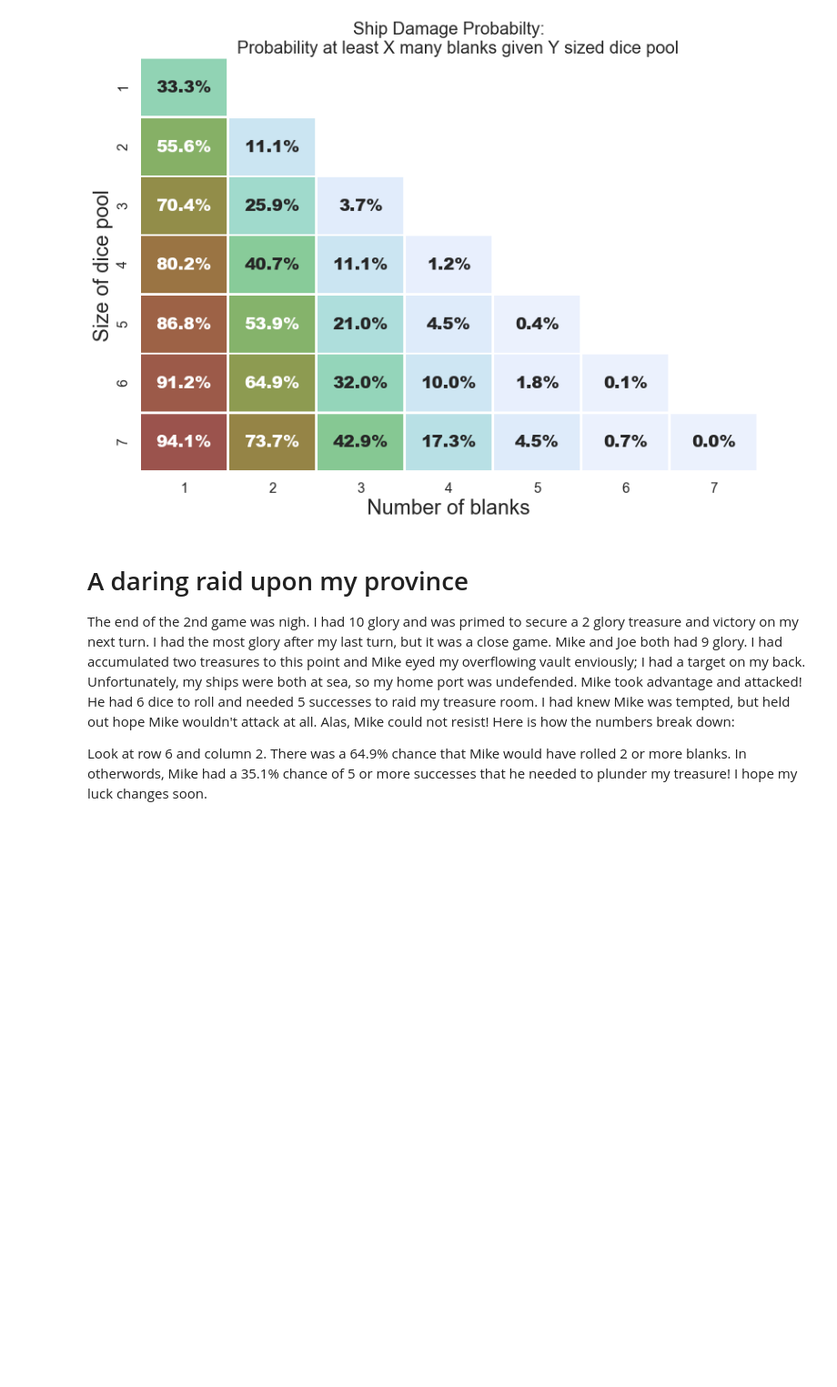
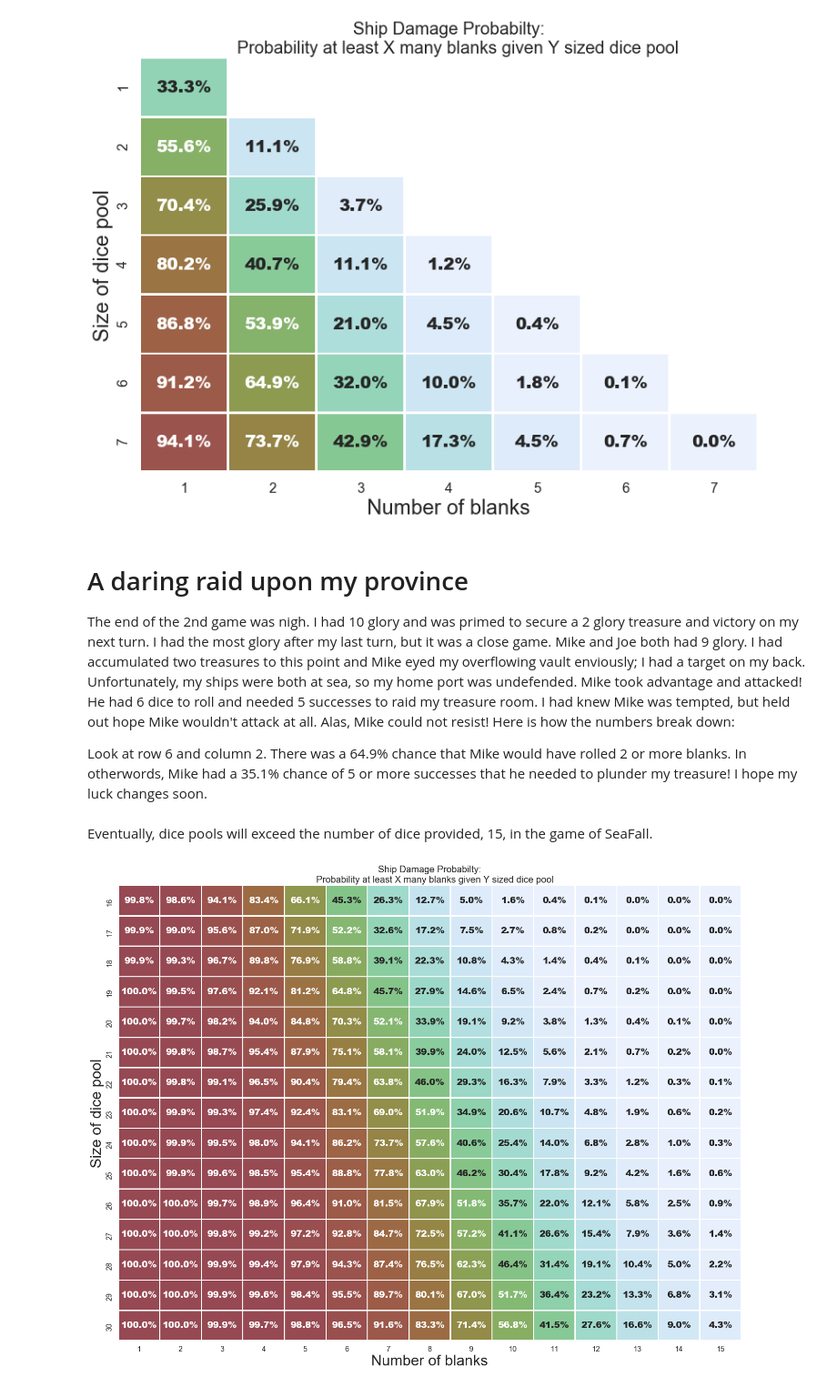
Before and after one commit to cardboardai/boardgame-bookie, a Jupyter notebook: boardgames/seafall/Ship Damage Probability.ipynb, the cells around one changed output. Shown at 91% size. Cells and saved outputs as stored; diff of their text form; code cells hidden in the pictures; blank space fills up the shorter version.

```diff
--- a/boardgames/seafall/Ship Damage Probability.ipynb
+++ b/boardgames/seafall/Ship Damage Probability.ipynb
@@ -165,8 +166,8 @@ print(cursed_probability)
 # SDP matrix
 There are 15 dice within Seafall, so a matrix should be large enough to assess the situation where all 15 are rolled. Since the early game does not use near this many dice, several visualizations will be created.
 # %%
-row_blank = numpy.arange(1,16) # number of dice showing the blank face
-col_dice = numpy.arange(1,16) # number of dice in the pool
+row_blank = numpy.arange(1,31) # number of dice showing the blank face
+col_dice = numpy.arange(1,31) # number of dice in the pool
 sdp = numpy.zeros((numpy.size(row_blank),numpy.size(col_dice)))
 prob = [prob_blank_or_worse(*i) for i in itertools.product(row_blank, col_dice)]
 ind = [tuple(numpy.subtract(i,1)) for i in itertools.product(row_blank, col_dice)]
@@ -229,3 +236,31 @@ fig.savefig("sdp_gte_7.pdf")
 The end of the 2nd game was nigh. I had 10 glory and was primed to secure a 2 glory treasure and victory on my next turn. I had the most glory after my last turn, but it was a close game. Mike and Joe both had 9 glory. I had accumulated two treasures to this point and Mike eyed my overflowing vault enviously; I had a target on my back. Unfortunately, my ships were both at sea, so my home port was undefended. Mike took advantage and attacked! He had 6 dice to roll and needed 5 successes to raid my treasure room. I had knew Mike was tempted, but held out hope Mike wouldn't attack at all. Alas, Mike could not resist! Here is how the numbers break down:
 
 Look at row 6 and column 2. There was a 64.9% chance that Mike would have rolled 2 or more blanks. In otherwords, Mike had a 35.1% chance of 5 or more successes that he needed to plunder my treasure! I hope my luck changes soon.
+# %% [markdown]
+Eventually, dice pools will exceed the number of dice provided, 15, in the game of SeaFall.
+# %%
+sdp_dataframe_30 = sdp_dataframe_stack.loc[(sdp_dataframe_stack["number_blank"] < 16) &
+                                          (sdp_dataframe_stack["number_dice_pool"] > 15)]
+sdp_mask_30 = numpy.triu(numpy.ones((15,15)), 1)
+sdp_pivot_30 = sdp_dataframe_30.pivot("number_dice_pool",
+                                    "number_blank",
+                                    "probability_GTE_to_number_blank")
+
+seaborn.set(style = "white")
+seaborn.set_context("poster")
+matplotlib.pyplot.figure(figsize=(24, 18))
+ax2 = seaborn.heatmap(sdp_pivot_30, annot = True, cmap = cmap,
+                     cbar = False, annot_kws = {"weight" : "extra bold"},
+                     fmt = ".1%", linewidths = 1.5, vmin=0.0,
+                     vmax=1.0)
+ax2.set_title(
+    """Ship Damage Probabilty:
+    Probability at least X many blanks given Y sized dice pool""",
+    fontsize=20)
+ax2.set_xlabel("Number of blanks", fontsize=32)
+ax2.set_ylabel("Size of dice pool", fontsize=32)
+fig = ax2.get_figure()
+fig.savefig("ship_damage_probabilities_16to30.pdf")
+fig.savefig("ship_damage_probabilities_16to30.svg", format="svg", dpi=1200)
+# %% [output]
+[figure, added]
```
Also changed, not shown: parts of 4 cells of this notebook, 22 other files.
